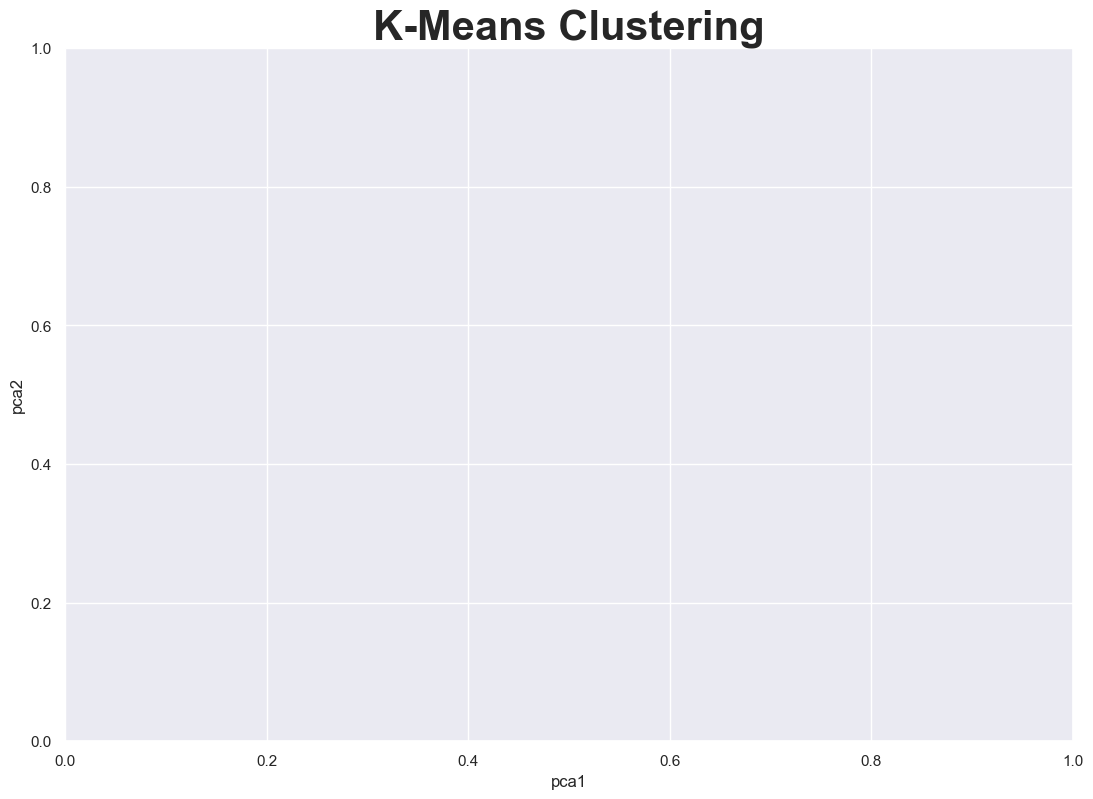
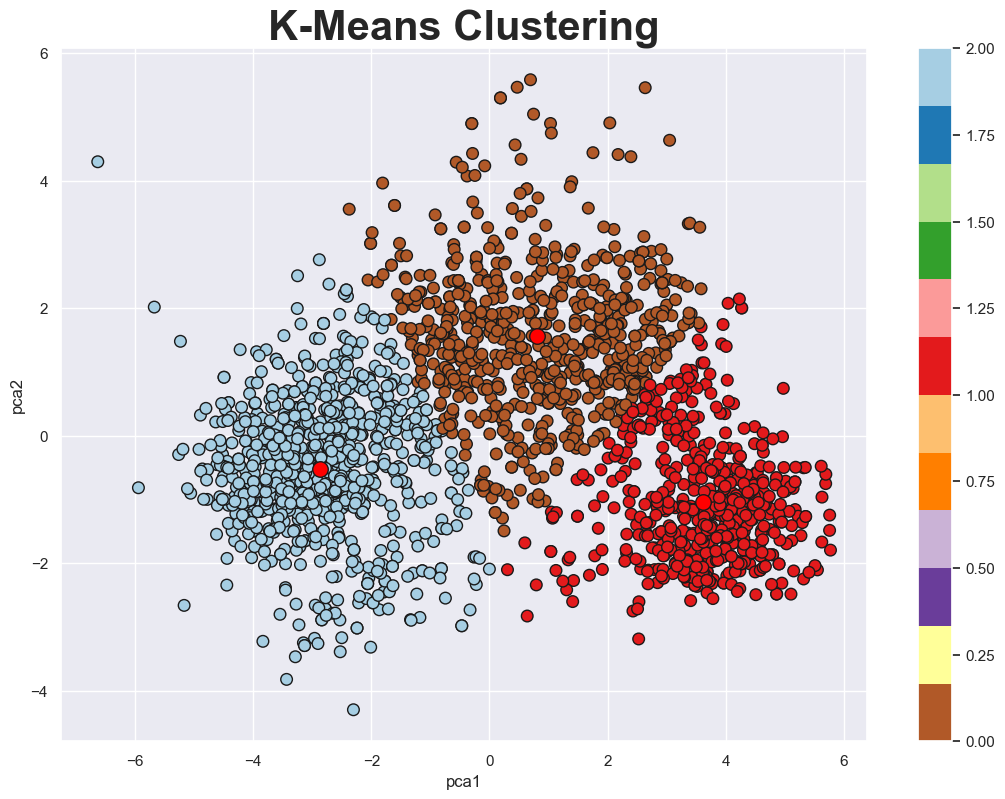
The notebook cell's code change between the first figure and the second:
--- before
+++ after
@@ -3,5 +3,5 @@
 plt.xlabel('pca1')
 plt.ylabel('pca2')
-scatter = plt.scatter(pca_df['PCA1'], pca_df['PCA2'], c=model_label, s=70, cmap='Paired_r', ec='k')
+scatter = plt.scatter(pca_df['PCA1'], pca_df['PCA2'], c=k_mean_label, s=70, cmap='Paired_r', ec='k')
 plt.colorbar(scatter)
-plt.scatter(model_centers[:,0], model_centers[:,1], c='red', marker='.',s=500, ec='k');
+plt.scatter(k_mean_center[:,0], k_mean_center[:,1], c='red', marker='.',s=500, ec='k');

Commit: Agglomerative clustering and its plotting